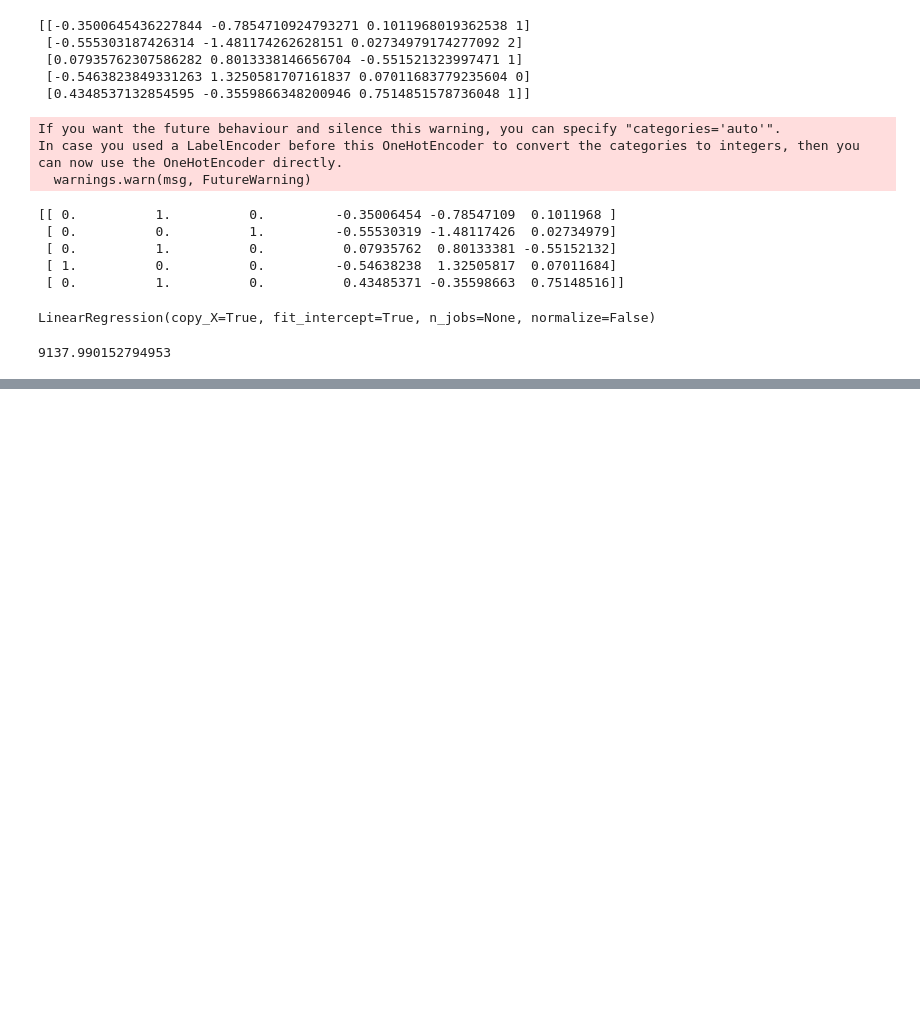
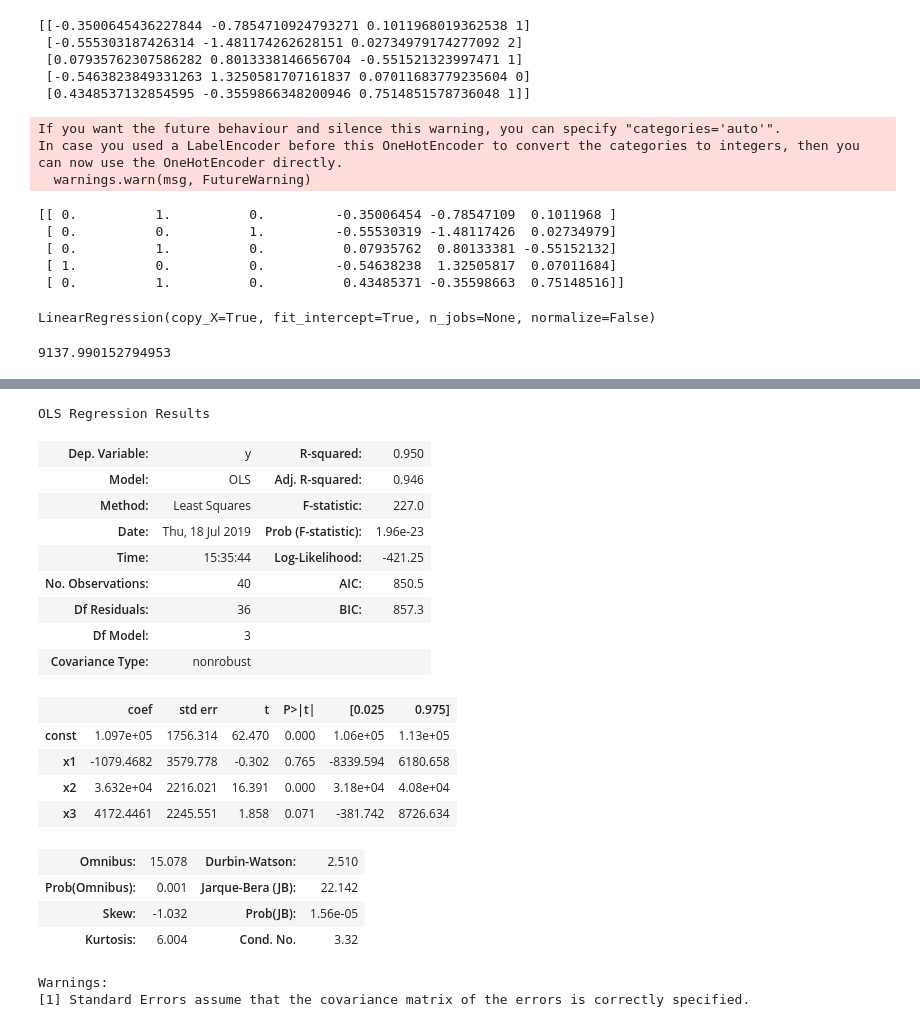
Before and after one commit to klysman08/Data-science-e-Machine-Learning, a Jupyter notebook: Day_4_Regressão.ipynb, the cells around one changed output, grey strips where cells are left out. Drawn from its saved outputs; the diff is of its cells as text; code cells hidden in the pictures; blank space fills up the shorter version.

```diff
--- a/Day_4_Regressão.ipynb
+++ b/Day_4_Regressão.ipynb
@@ -102,0 +217,26 @@ print(rmse)
+# %%
+X_opt = X_train[:, [0,1,3,5]]
+regressor_OLS = sm.OLS(endog=y_train, exog=X_opt).fit()
+regressor_OLS.summary()
+# %% [output]
+OLS Regression Results
+| Dep. Variable: | y | R-squared: | 0.950 |
+| Model: | OLS | Adj. R-squared: | 0.946 |
+| Method: | Least Squares | F-statistic: | 227.0 |
+| Date: | Thu, 18 Jul 2019 | Prob (F-statistic): | 1.96e-23 |
+| Time: | 15:35:44 | Log-Likelihood: | -421.25 |
+| No. Observations: | 40 | AIC: | 850.5 |
+| Df Residuals: | 36 | BIC: | 857.3 |
+| Df Model: | 3 |  |  |
+| Covariance Type: | nonrobust |  |  |
+|  | coef | std err | t | P>|t| | [0.025 | 0.975] |
+| const | 1.097e+05 | 1756.314 | 62.470 | 0.000 | 1.06e+05 | 1.13e+05 |
+| x1 | -1079.4682 | 3579.778 | -0.302 | 0.765 | -8339.594 | 6180.658 |
+| x2 | 3.632e+04 | 2216.021 | 16.391 | 0.000 | 3.18e+04 | 4.08e+04 |
+| x3 | 4172.4461 | 2245.551 | 1.858 | 0.071 | -381.742 | 8726.634 |
+| Omnibus: | 15.078 | Durbin-Watson: | 2.510 |
+| Prob(Omnibus): | 0.001 | Jarque-Bera (JB): | 22.142 |
+| Skew: | -1.032 | Prob(JB): | 1.56e-05 |
+| Kurtosis: | 6.004 | Cond. No. | 3.32 |
+Warnings:
+[1] Standard Errors assume that the covariance matrix of the errors is correctly specified.
```
Also changed, not shown: parts of 12 cells of this notebook.
